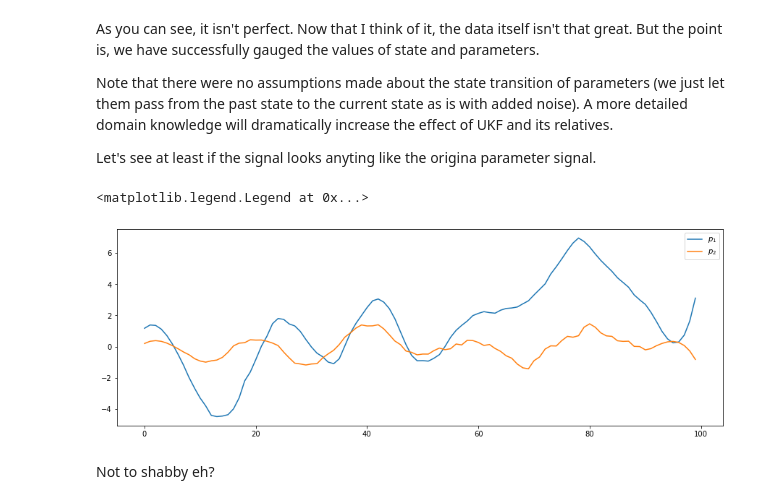
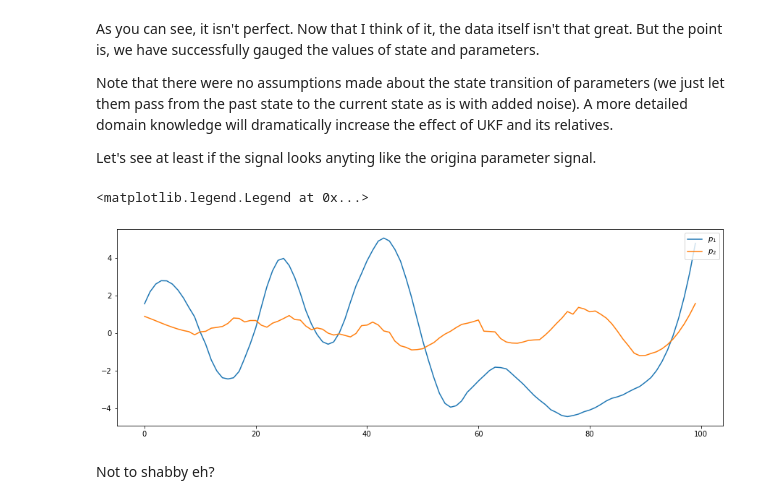
Before and after one commit to SeongchunYang/KF, a Jupyter notebook: DUKFexample.ipynb, the cells around one changed output. Saved outputs shown, nothing was run; the diff lists cells and outputs as text; code cells hidden in the pictures.

```diff
--- a/DUKFexample.ipynb
+++ b/DUKFexample.ipynb
@@ -66,7 +66,7 @@ def state_generator(z0,ps,ms):
     -------
     zs  :   np.ndarray
         simulated state
-    ''''
+    '''
     zs = [z0]
     for p,m in zip(ps,ms):
         zs.append(zs[-1] + p * m)
@@ -85,6 +85,8 @@ y1_noisy = np.array([np.random.normal(i,np.sqrt(noise_var),1) for i in y1])
 # observation 2 - uncorrelated independent noise added as simulating sensor noise
 y2 = np.copy(x2)
 y2_noisy = np.array([np.random.normal(i,np.sqrt(noise_var),1) for i in y2])
+# package data
+obs_noisy = np.array([y1_noisy.flatten(),y2_noisy.flatten()]).T
 # %%
 # plot
 fig=plt.figure(figsize=(15,10))
@@ -291,7 +292,7 @@ from KF.DAUKF import DualAdaptiveUKF
 # %%
 DAUKF = DualAdaptiveUKF(
     n           =   n,
-    delta       =   0.6,
+    delta       =   0.7,
     s_dim_z     =   2,
     s_dim_x     =   2,
     s_z0        =   np.array([x1[0],x2[0]]),
@@ -385,12 +388,12 @@ Let's see at least if the signal looks anyting like the origina parameter signal
 # %%
 from scipy.signal import savgol_filter
 
 fig=plt.figure(figsize=(15,5))
-plt.plot(savgol_filter(DAUKF.pAUKF.zs[:,0],15,3),label=r'$p_1$')
-plt.plot(savgol_filter(DAUKF.pAUKF.zs[:,1],15,3),label=r'$p_2$')
+plt.plot(savgol_filter(DAUKF.pAUKF.zs[:,0],17,3),label=r'$p_1$')
+plt.plot(savgol_filter(DAUKF.pAUKF.zs[:,1],17,3),label=r'$p_2$')
 plt.legend(loc='upper right')
 # %% [output]
 <matplotlib.legend.Legend at 0x...>
-[figure, old version]
+[figure, new version]
 # %% [markdown]
 Not to shabby eh?
```
Also changed, not shown: parts of 3 cells of this notebook, 3 other files.
